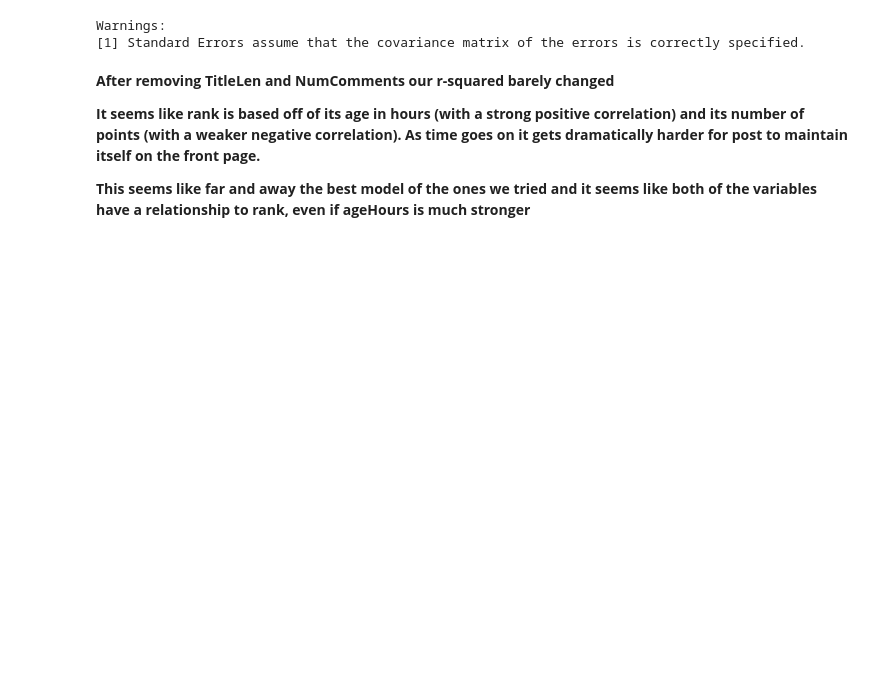
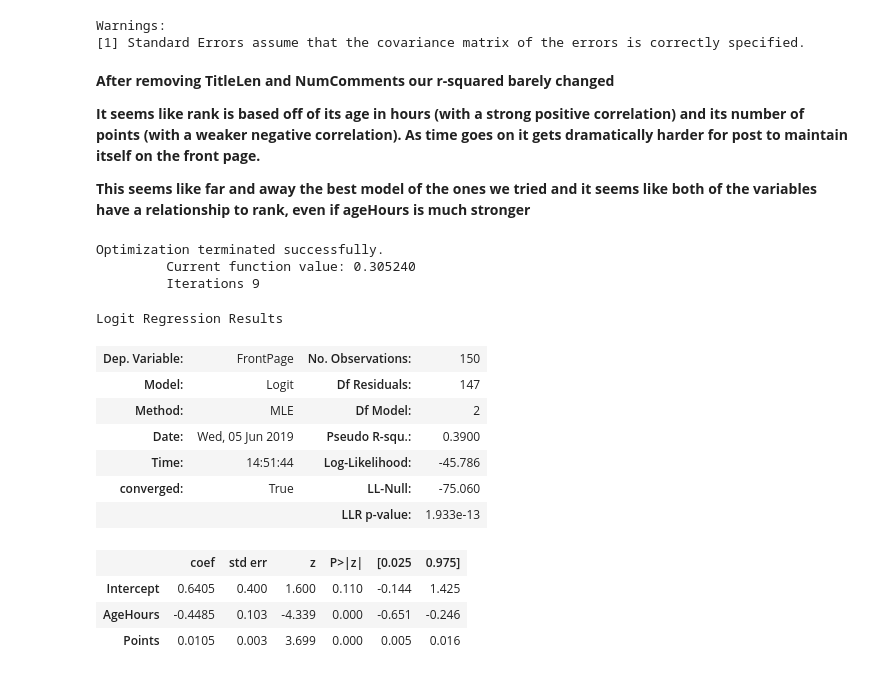
Before and after one commit to erikpoole/Masters-of-Software-Developement, a Jupyter notebook: 6017/scrapingAndRegression/scrapingAndRegression.ipynb, the cells around one changed output. Cells and saved outputs as stored; diff of their text form; code cells hidden in the pictures; blank space fills up the shorter version.

```diff
--- a/6017/scrapingAndRegression/scrapingAndRegression.ipynb
+++ b/6017/scrapingAndRegression/scrapingAndRegression.ipynb
@@ -188,0 +216,19 @@ Warnings:
+# %%
+rankLogistic = sm.logit(formula='FrontPage ~ AgeHours + Points', data=df).fit()
+rankLogistic.summary()
+# %% [output]
+Optimization terminated successfully.
+         Current function value: 0.305240
+         Iterations 9
+Logit Regression Results
+| Dep. Variable: | FrontPage | No. Observations: | 150 |
+| Model: | Logit | Df Residuals: | 147 |
+| Method: | MLE | Df Model: | 2 |
+| Date: | Wed, 05 Jun 2019 | Pseudo R-squ.: | 0.3900 |
+| Time: | 14:51:44 | Log-Likelihood: | -45.786 |
+| converged: | True | LL-Null: | -75.060 |
+|  |  | LLR p-value: | 1.933e-13 |
+|  | coef | std err | z | P>|z| | [0.025 | 0.975] |
+| Intercept | 0.6405 | 0.400 | 1.600 | 0.110 | -0.144 | 1.425 |
+| AgeHours | -0.4485 | 0.103 | -4.339 | 0.000 | -0.651 | -0.246 |
+| Points | 0.0105 | 0.003 | 3.699 | 0.000 | 0.005 | 0.016 |
```
Also changed, not shown: parts of 16 cells of this notebook, 1 other file.
